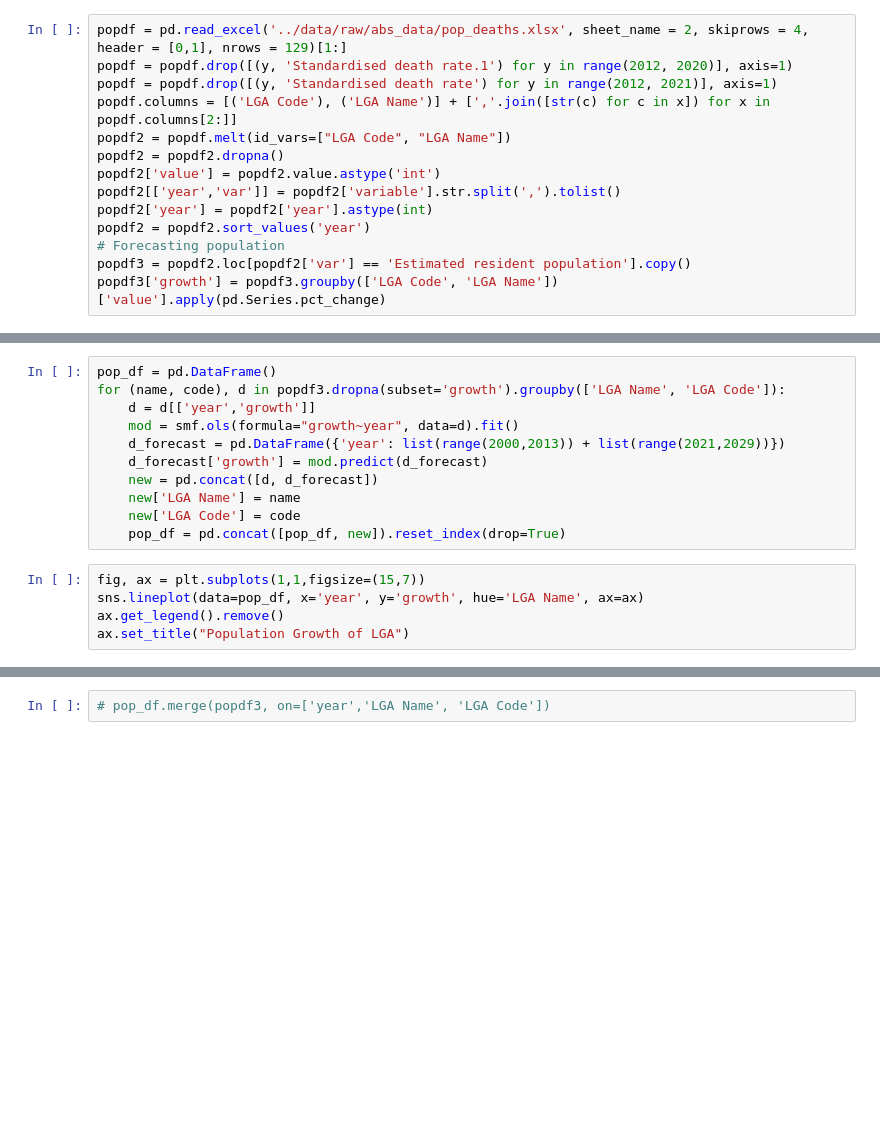
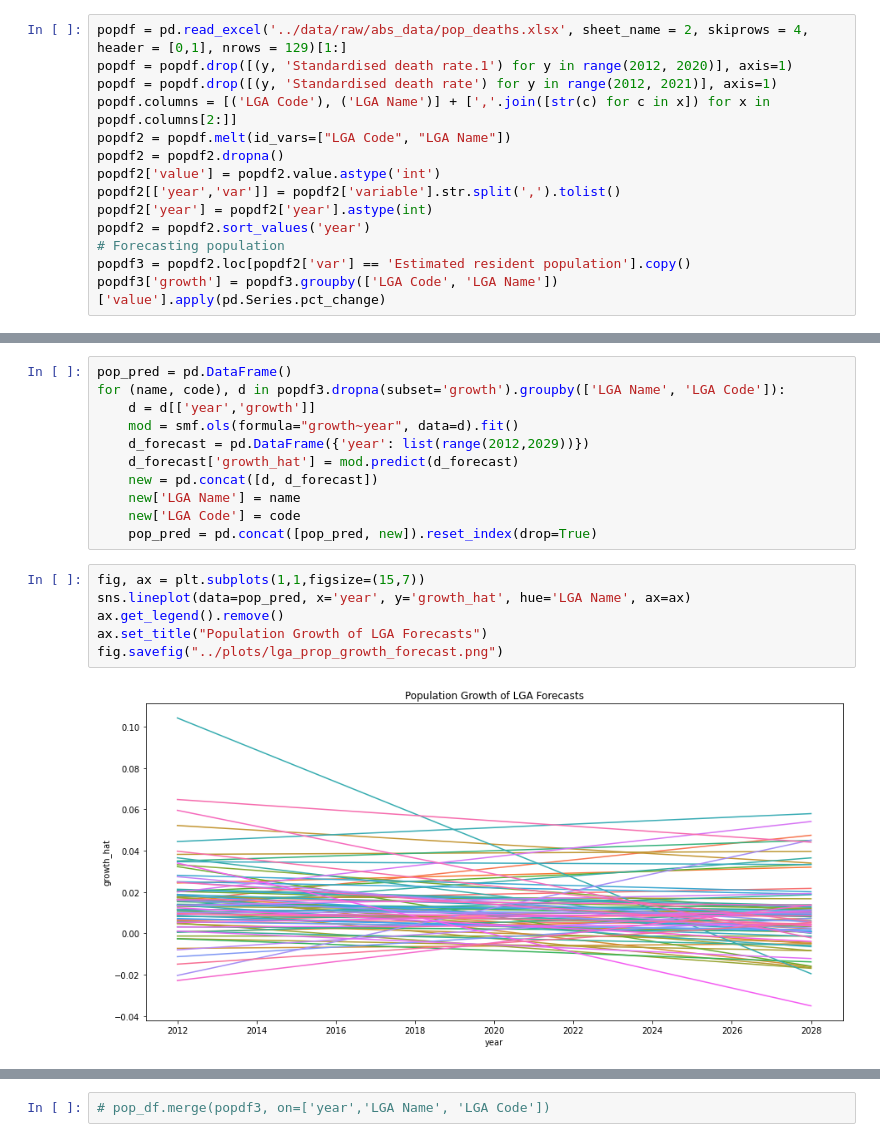
Before and after one commit to MAST30034-Applied-Data-Science/generic-real-estate-consulting-project-group-59, a Jupyter notebook: notebooks/EDA.ipynb, the cells around one changed output, grey strips where cells are left out. Cells and saved outputs as stored; diff of their text form; blank space fills up the shorter version.

```diff
--- a/notebooks/EDA.ipynb
+++ b/notebooks/EDA.ipynb
@@ -147,16 +174,19 @@ ax2.set_title("Population Growth Rate of LGA")
 # %%
-pop_df = pd.DataFrame()
+pop_pred = pd.DataFrame()
 for (name, code), d in popdf3.dropna(subset='growth').groupby(['LGA Name', 'LGA Code']):
     d = d[['year','growth']]
     mod = smf.ols(formula="growth~year", data=d).fit()
-    d_forecast = pd.DataFrame({'year': list(range(2000,2013)) + list(range(2021,2029))})
-    d_forecast['growth'] = mod.predict(d_forecast)
+    d_forecast = pd.DataFrame({'year': list(range(2012,2029))})
+    d_forecast['growth_hat'] = mod.predict(d_forecast)
     new = pd.concat([d, d_forecast])
     new['LGA Name'] = name
     new['LGA Code'] = code
-    pop_df = pd.concat([pop_df, new]).reset_index(drop=True)
+    pop_pred = pd.concat([pop_pred, new]).reset_index(drop=True)
 # %%
 fig, ax = plt.subplots(1,1,figsize=(15,7))
-sns.lineplot(data=pop_df, x='year', y='growth', hue='LGA Name', ax=ax)
+sns.lineplot(data=pop_pred, x='year', y='growth_hat', hue='LGA Name', ax=ax)
 ax.get_legend().remove()
-ax.set_title("Population Growth of LGA")
+ax.set_title("Population Growth of LGA Forecasts")
+fig.savefig("../plots/lga_prop_growth_forecast.png")
+# %% [output]
+[figure, added]
```
Also changed, not shown: parts of 16 cells of this notebook.
